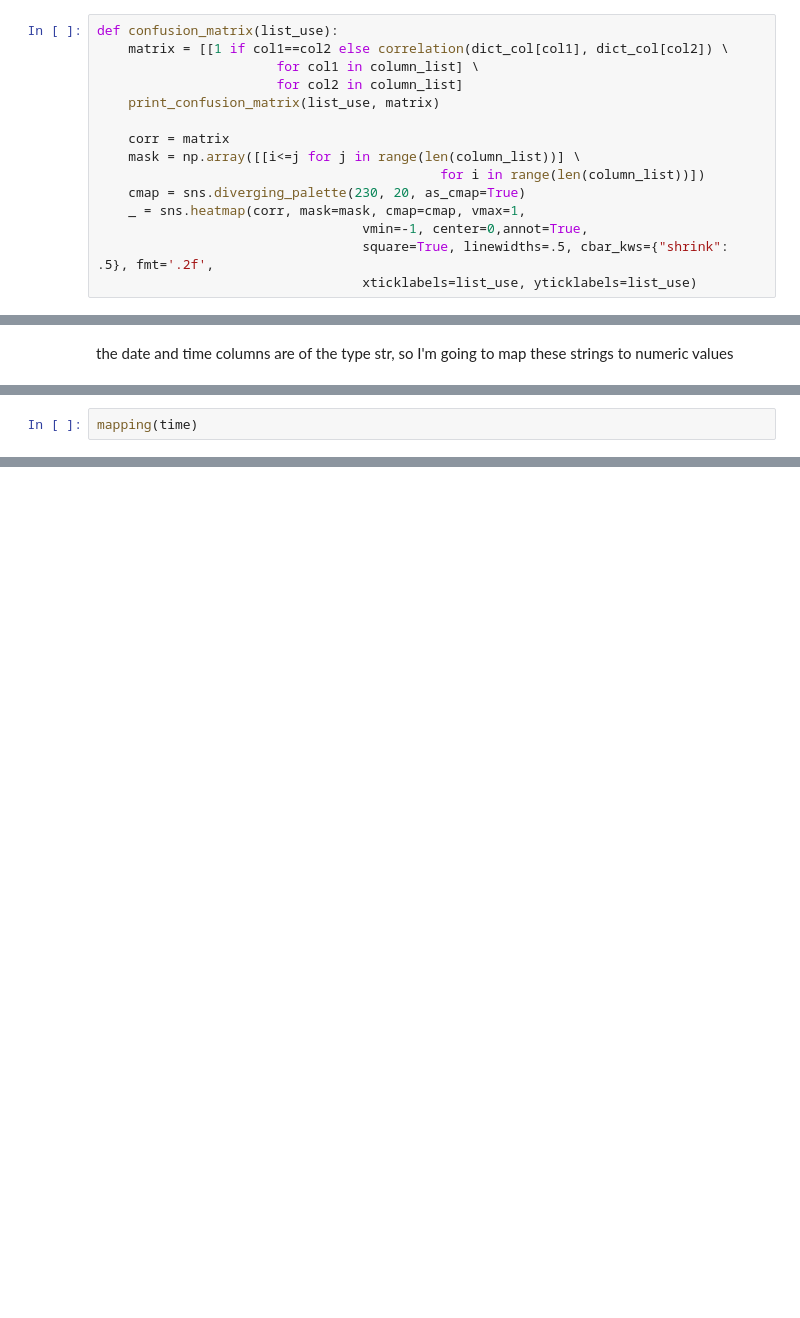
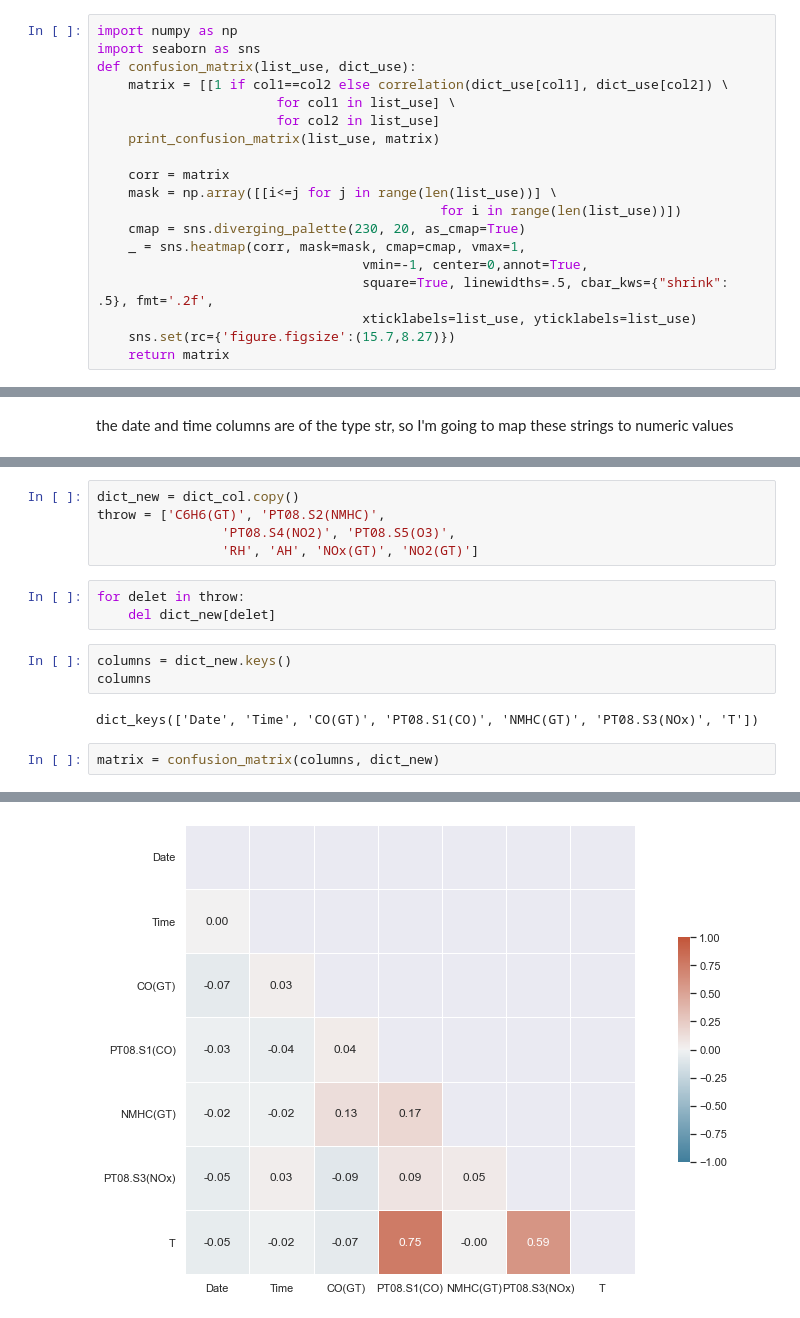
Before and after one commit to Krystiankr/ML-LinearRegression, a Jupyter notebook: AIR.ipynb, the cells around one changed output, grey strips where cells are left out. Drawn from its saved outputs; the diff is of its cells as text; blank space fills up the shorter version.

```diff
--- a/AIR.ipynb
+++ b/AIR.ipynb
@@ -278,18 +278,22 @@ def print_confusion_matrix(unique, matrix):
         print("%-7s| %s" % (x, '\t'.join(str(x) for x in matrix[i])))
     print()
 # %%
-def confusion_matrix(list_use):
-    matrix = [[1 if col1==col2 else correlation(dict_col[col1], dict_col[col2]) \
-                       for col1 in column_list] \
-                       for col2 in column_list]
+import numpy as np
+import seaborn as sns
+def confusion_matrix(list_use, dict_use):
+    matrix = [[1 if col1==col2 else correlation(dict_use[col1], dict_use[col2]) \
+                       for col1 in list_use] \
+                       for col2 in list_use]
     print_confusion_matrix(list_use, matrix)
 
     corr = matrix
-    mask = np.array([[i<=j for j in range(len(column_list))] \
-                                            for i in range(len(column_list))])
+    mask = np.array([[i<=j for j in range(len(list_use))] \
+                                            for i in range(len(list_use))])
     cmap = sns.diverging_palette(230, 20, as_cmap=True)
     _ = sns.heatmap(corr, mask=mask, cmap=cmap, vmax=1,
                                   vmin=-1, center=0,annot=True,
                                   square=True, linewidths=.5, cbar_kws={"shrink": .5}, fmt='.2f',
                                   xticklabels=list_use, yticklabels=list_use)
+    sns.set(rc={'figure.figsize':(15.7,8.27)})
+    return matrix
 # %%
@@ -404,2 +384,16 @@ mapping(date)
 # %%
-mapping(time)
+dict_new = dict_col.copy()
+throw = ['C6H6(GT)', 'PT08.S2(NMHC)',
+                'PT08.S4(NO2)', 'PT08.S5(O3)',
+                'RH', 'AH', 'NOx(GT)', 'NO2(GT)']
+# %%
+for delet in throw:
+    del dict_new[delet]
+# %%
+columns = dict_new.keys()
+columns
+# %% [output]
+dict_keys(['Date', 'Time', 'CO(GT)', 'PT08.S1(CO)', 'NMHC(GT)', 'PT08.S3(NOx)', 'T'])
+# %%
+matrix = confusion_matrix(columns, dict_new)
+# %% [output]
@@ -405,0 +409 @@ mapping(time)
+[figure, added]
```
Also changed, not shown: parts of 24 cells of this notebook.
